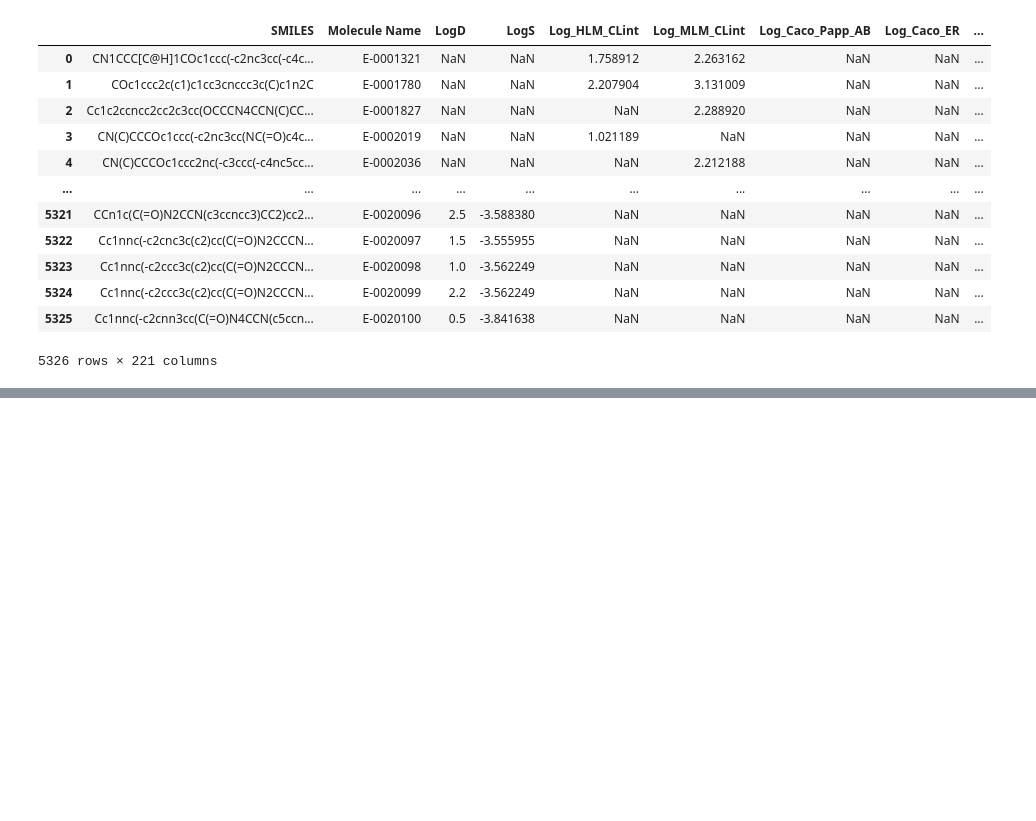
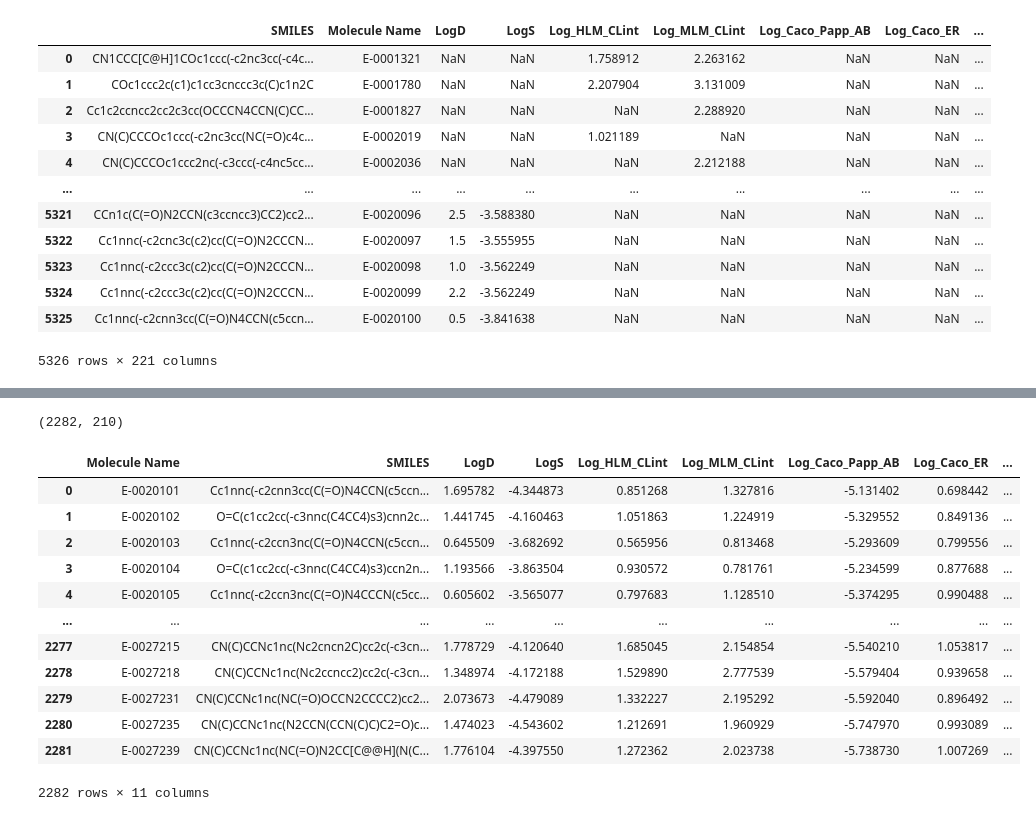
Before and after one commit to femisegvn/ExpansionRx-OpenADMET-blind-challenge, a Jupyter notebook: xgb.ipynb, the cells around one changed output, grey strips where cells are left out. Saved outputs shown, nothing was run; the diff lists cells and outputs as text; code cells hidden in the pictures; blank space fills up the shorter version.

```diff
--- a/xgb.ipynb
+++ b/xgb.ipynb
@@ -99,0 +100,43 @@ ax.set_xticklabels(["\n".join(x.split("_")) for x in labels])
+# %%
+from data.test_data import test_df
+
+test_descriptors = [compute_rdkit_descriptors(s) for s in tqdm(test_df['SMILES'])]
+X_test = pd.DataFrame(test_descriptors).drop(columns=['SMILES']).to_numpy()
+X_test.shape
+# %% [output]
+(2282, 210)
+# %%
+df_list = []
+train_size_list = []
+
+drop_columns = ['SMILES', 'Molecule Name']
+drop_columns.extend(log_col_names)
+
+for col in tqdm(log_col_names):
+    # only use values that don't have an operator
+    tmp_df = log_train_df.query(f"{col}.notnull()").copy()
+    # build the model
+    y_train = np.array(tmp_df[col])
+    X_train = tmp_df.drop(columns=drop_columns).to_numpy()
+
+    model = XGBRegressor(n_estimators=500,learning_rate=0.05,max_depth=6,subsample=0.8)
+
+    model.fit(X_train, y_train)
+
+    test_df[col] = model.predict(X_test)
+# %%
+test_df
+# %% [output]
+|  | Molecule Name | SMILES | LogD | LogS | Log_HLM_CLint | Log_MLM_CLint | Log_Caco_Papp_AB | Log_Caco_ER | ... |
+| 0 | E-0020101 | Cc1nnc(-c2cnn3cc(C(=O)N4CCN(c5ccn... | 1.695782 | -4.344873 | 0.851268 | 1.327816 | -5.131402 | 0.698442 | ... |
+| 1 | E-0020102 | O=C(c1cc2cc(-c3nnc(C4CC4)s3)cnn2c... | 1.441745 | -4.160463 | 1.051863 | 1.224919 | -5.329552 | 0.849136 | ... |
+| 2 | E-0020103 | Cc1nnc(-c2ccn3nc(C(=O)N4CCN(c5ccn... | 0.645509 | -3.682692 | 0.565956 | 0.813468 | -5.293609 | 0.799556 | ... |
+| 3 | E-0020104 | O=C(c1cc2cc(-c3nnc(C4CC4)s3)ccn2n... | 1.193566 | -3.863504 | 0.930572 | 0.781761 | -5.234599 | 0.877688 | ... |
+| 4 | E-0020105 | Cc1nnc(-c2ccn3nc(C(=O)N4CCCN(c5cc... | 0.605602 | -3.565077 | 0.797683 | 1.128510 | -5.374295 | 0.990488 | ... |
+| ... | ... | ... | ... | ... | ... | ... | ... | ... | ... |
+| 2277 | E-0027215 | CN(C)CCNc1nc(Nc2cncn2C)cc2c(-c3cn... | 1.778729 | -4.120640 | 1.685045 | 2.154854 | -5.540210 | 1.053817 | ... |
+| 2278 | E-0027218 | CN(C)CCNc1nc(Nc2ccncc2)cc2c(-c3cn... | 1.348974 | -4.172188 | 1.529890 | 2.777539 | -5.579404 | 0.939658 | ... |
+| 2279 | E-0027231 | CN(C)CCNc1nc(NC(=O)OCCN2CCCC2)cc2... | 2.073673 | -4.479089 | 1.332227 | 2.195292 | -5.592040 | 0.896492 | ... |
+| 2280 | E-0027235 | CN(C)CCNc1nc(N2CCN(CCN(C)C)C2=O)c... | 1.474023 | -4.543602 | 1.212691 | 1.960929 | -5.747970 | 0.993089 | ... |
+| 2281 | E-0027239 | CN(C)CCNc1nc(NC(=O)N2CC[C@@H](N(C... | 1.776104 | -4.397550 | 1.272362 | 2.023738 | -5.738730 | 1.007269 | ... |
+2282 rows × 11 columns
```
Also changed, not shown: parts of 5 cells of this notebook, 2 other files.
